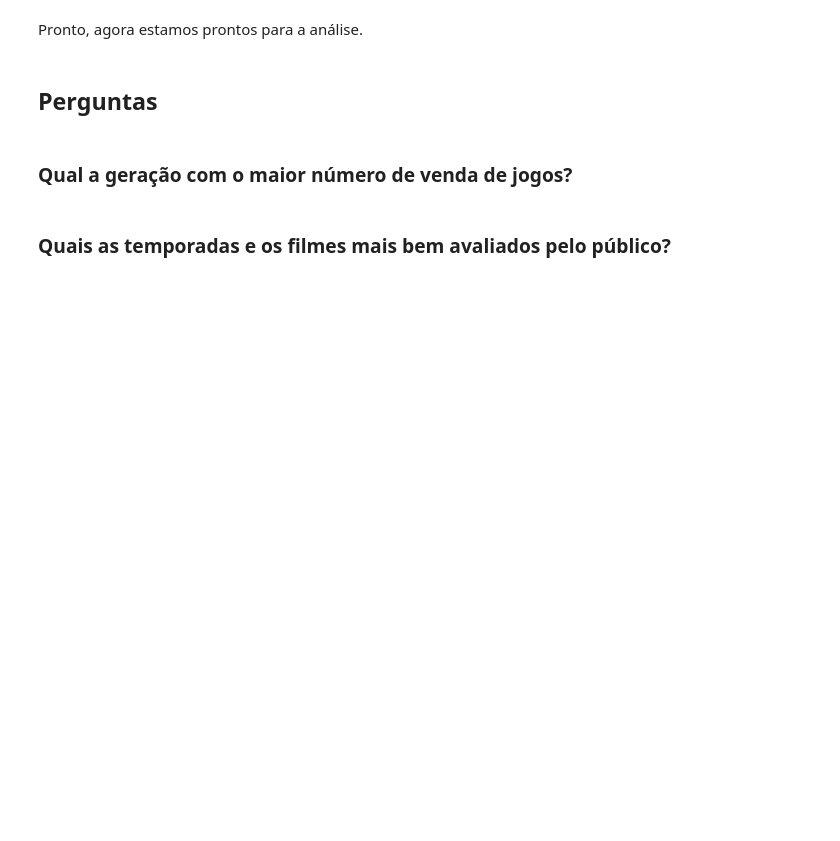
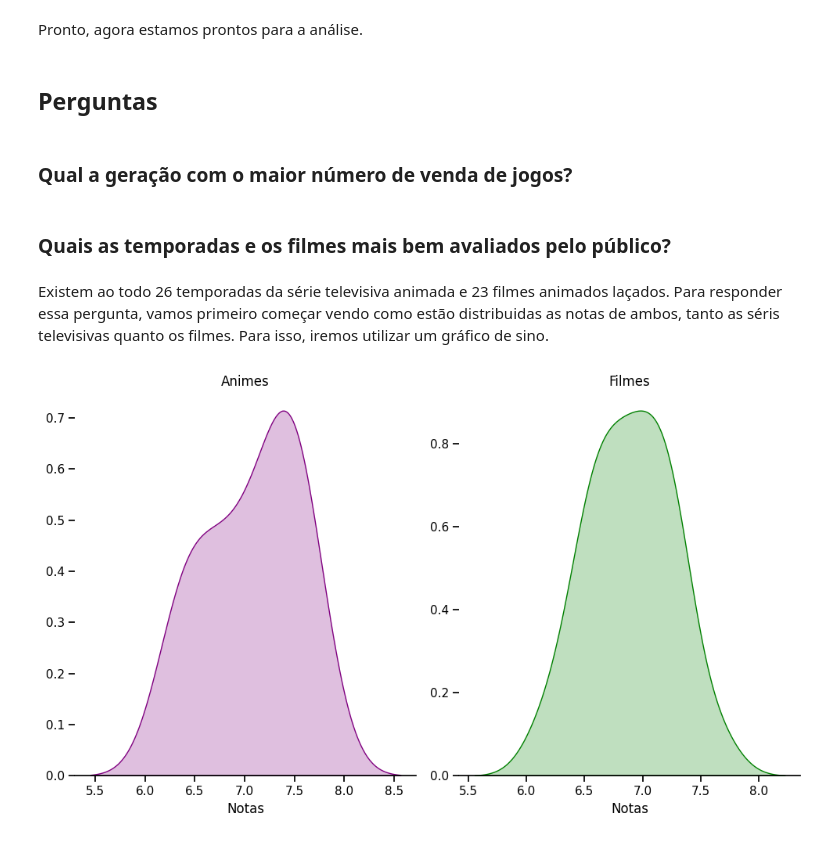
Before and after one commit to samu-3l/Projeto-ICD, a Jupyter notebook: Relatório - Projeto Pokémon.ipynb, the cells around one changed output. Cells and saved outputs as stored; diff of their text form; code cells hidden in the pictures; blank space fills up the shorter version.

```diff
--- a/Relatório - Projeto Pokémon.ipynb
+++ b/Relatório - Projeto Pokémon.ipynb
@@ -183,3 +111,26 @@ Pronto, agora estamos prontos para a análise.
 ### Qual a geração com o maior número de venda de jogos?
 # %% [markdown]
 ### Quais as temporadas e os filmes mais bem avaliados pelo público?
+# %% [markdown]
+Existem ao todo 26 temporadas da série televisiva animada e 23 filmes animados laçados. Para responder essa pergunta, vamos primeiro começar vendo como estão distribuidas as notas de ambos, tanto as séris televisivas quanto os filmes. Para isso, iremos utilizar um gráfico de sino.
+# %%
+sns.set(style=None)
+plt.figure(figsize=(10,6)) # Tamanho da figura
+
+plt.subplot(1, 2, 1) # Criamos dois gráficos lado a lado. Esse é referente ao gráfico à esquerda.
+sns.kdeplot(data=animes_tv, x='score', color='purple', fill=True) # função pra criar o gráfico de sino
+plt.title("Animes") # título
+plt.xlabel("Notas") # nome para o eixo x
+plt.ylabel('')
+
+plt.subplot(1, 2, 2) # Esse é referente ao gráfico à direita.
+sns.kdeplot(data=animes_movies, x='score', color='green', fill=True) # função pra criar o gráfico de sino
+plt.title("Filmes") # título
+plt.xlabel("Notas") # nome para o eixo x
+plt.ylabel('')
+
+sns.despine(left=True) # apagar a linha lateral que fica à esquerda
+plt.tight_layout() # ajustar a posição dos dois gráficos
+plt.show() # mostrar gráficos
+# %% [output]
+[figure, added]
```
Also changed, not shown: parts of 20 cells of this notebook.
